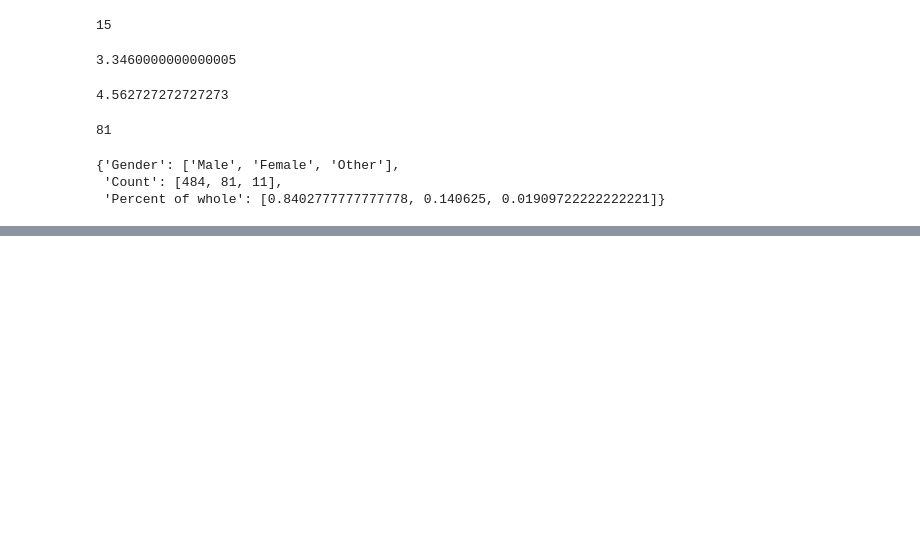
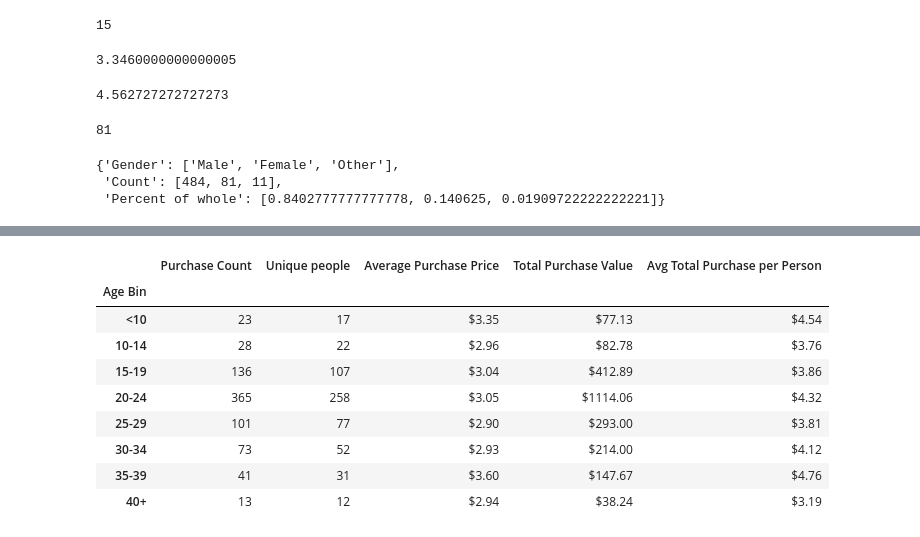
Before and after one commit to lvaughen/pandas-challenge, a Jupyter notebook: heroes_Py_main.ipynb, the cells around one changed output, grey strips where cells are left out. Cells and saved outputs as stored; diff of their text form; code cells hidden in the pictures; blank space fills up the shorter version.

```diff
--- a/heroes_Py_main.ipynb
+++ b/heroes_Py_main.ipynb
@@ -258,0 +281,4 @@ gender_df
+# %%
+# create bins
+bins = [0, 9.9, 14.9, 19.9, 24.9, 29.9, 34.9, 39.9, 1000]
+bin_names=['<10','10-14','15-19','20-24','25-29','30-34','35-39','40+']
@@ -258,0 +320,49 @@ gender_df
+# %%
+# purchase analysis by AGE
+# use prior DF unique_play_df
+
+pur_table = game_df[['SN','Age', 'Item ID', 'Item Name', 'Price']]
+
+pur_table_df= pd.DataFrame(pur_table)
+
+pur_table_df['Age Bin']= pd.cut(pur_table_df['Age'], bins, labels=bin_names)
+
+#group by the age bin labels
+pur_table_df = pur_table_df.groupby('Age Bin')
+
+#calculations (adding in unique people per bin)
+
+age_pur_cnt = pur_table_df['Item ID'].count()
+
+age_ave_price = pur_table_df['Price'].mean()
+
+tot_spend = pur_table_df['Price'].sum()
+
+ave_spend_per = tot_spend/count_t
+
+#create new DF
+age_pur_tab_df = pd.DataFrame(
+    {"Purchase Count" : age_pur_cnt,
+     "Unique people" : count_t,
+     "Average Purchase Price" : age_ave_price,
+     "Total Purchase Value": tot_spend,
+     "Avg Total Purchase per Person": ave_spend_per}
+    )
+
+#mapping format in dataframe
+age_pur_tab_df["Average Purchase Price"] = age_pur_tab_df["Average Purchase Price"].map("${:.2f}".format)
+age_pur_tab_df["Total Purchase Value"] = age_pur_tab_df["Total Purchase Value"].map("${:.2f}".format)
+age_pur_tab_df["Avg Total Purchase per Person"] = age_pur_tab_df["Avg Total Purchase per Person"].map("${:.2f}".format)
+
+age_pur_tab_df
+# %% [output]
+|  | Purchase Count | Unique people | Average Purchase Price | Total Purchase Value | Avg Total Purchase per Person |
+| Age Bin |  |  |  |  |  |
+| <10 | 23 | 17 | $3.35 | $77.13 | $4.54 |
+| 10-14 | 28 | 22 | $2.96 | $82.78 | $3.76 |
+| 15-19 | 136 | 107 | $3.04 | $412.89 | $3.86 |
+| 20-24 | 365 | 258 | $3.05 | $1114.06 | $4.32 |
+| 25-29 | 101 | 77 | $2.90 | $293.00 | $3.81 |
+| 30-34 | 73 | 52 | $2.93 | $214.00 | $4.12 |
+| 35-39 | 41 | 31 | $3.60 | $147.67 | $4.76 |
+| 40+ | 13 | 12 | $2.94 | $38.24 | $3.19 |
```
Also changed, not shown: parts of 12 cells of this notebook.
